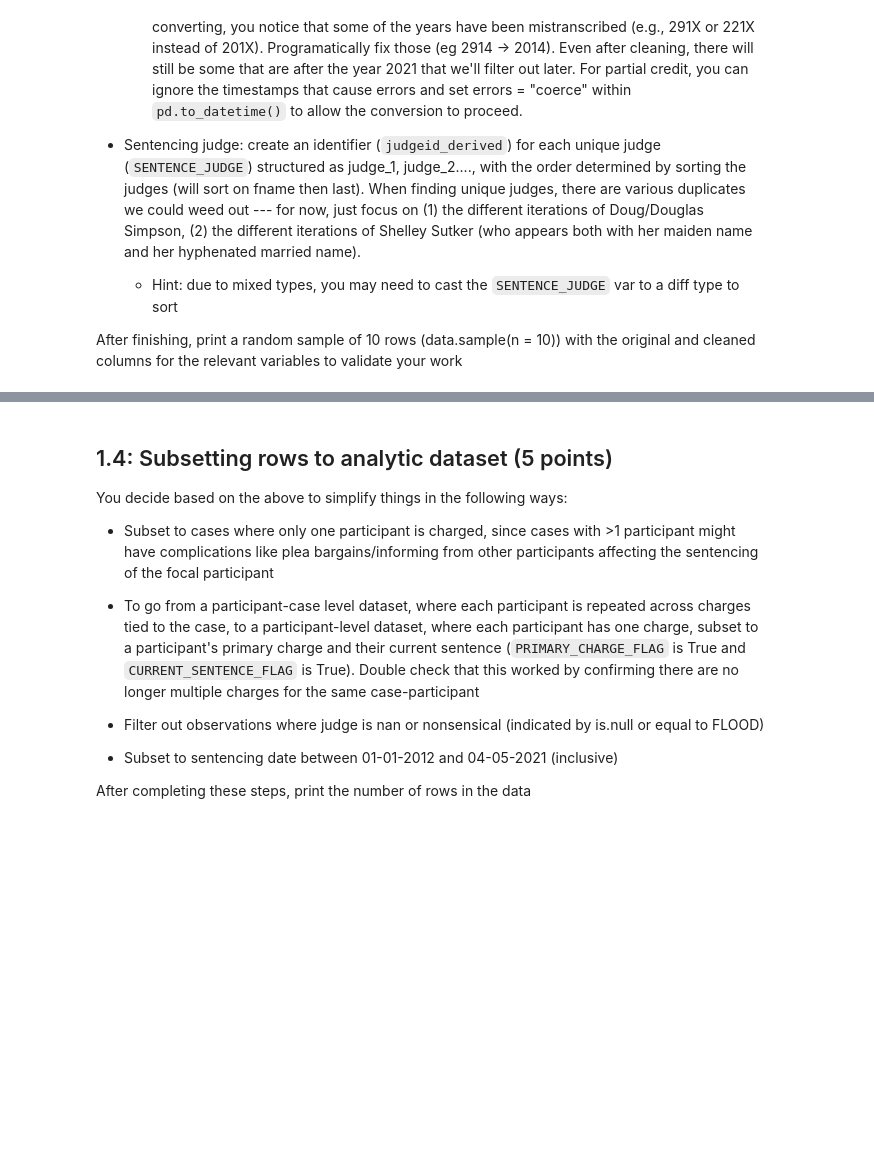
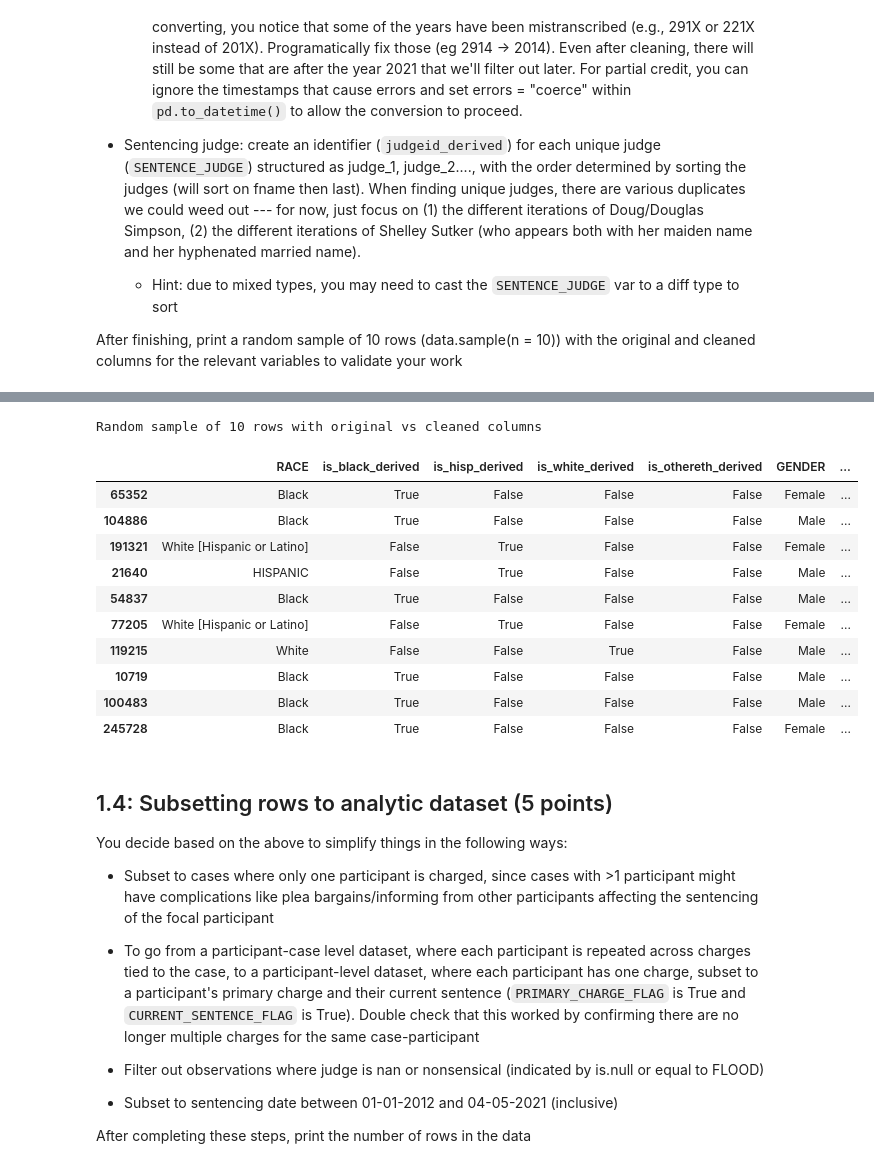
Before and after one commit to jchou27/qss20, a Jupyter notebook: problemsets/pset1/pset1_JC.ipynb, the cells around one changed output, grey strips where cells are left out. Saved outputs shown, nothing was run; the diff lists cells and outputs as text; code cells hidden in the pictures; blank space fills up the shorter version.

```diff
--- a/problemsets/pset1/pset1_blank.ipynb
+++ b/problemsets/pset1/pset1_JC.ipynb
@@ -246,0 +256,23 @@ After finishing, print a random sample of 10 rows (data.sample(n = 10)) with the
+# %%
+# Race Indicators
+race_str = df["RACE"].str.upper().fillna("")
+
+df["is_black_derived"] = (
+    race_str.isin(["BLACK", "BLACK/AFRICAN AMERICAN"]) |
+    (race_str.str.contains("BLACK") & race_str.str.contains("HISPANIC"))
+)
+
+df["is_hisp_derived"] = (
+    race_str.str.contains("HISPANIC") | race_str.str.contains("LATINO")
+) & ~df["is_black_derived"]
+
+df["is_white_derived"] = (
+    race_str.str.contains("WHITE") &
+    ~race_str.str.contains("HISPANIC") &
+    ~race_str.str.contains("LATINO") &
+    ~df["is_black_derived"]
+)
+
+df["is_othereth_derived"] = ~(
+    df["is_black_derived"] | df["is_hisp_derived"] | df["is_white_derived"]
+)
@@ -246,0 +341,8 @@ After finishing, print a random sample of 10 rows (data.sample(n = 10)) with the
+# %%
+# Gender Indicator
+df["is_male_derived"] = df["GENDER"] == "Male"
+# %%
+# Age at Incident Winsorization (Basically capping the 99.99%)
+age_col = "AGE_AT_INCIDENT"
+percentile_9999 = df[age_col].quantile(0.9999)
+df["age_derived"] = df[age_col].clip(upper=percentile_9999)
@@ -247,3 +459,26 @@ After finishing, print a random sample of 10 rows (data.sample(n = 10)) with the
+# %%
+# Group the columns that are needed for validation
+validation_col = ["RACE", "is_black_derived", "is_hisp_derived", "is_white_derived", "is_othereth_derived",
+                  "GENDER", "is_male_derived",
+                  "AGE_AT_INCIDENT", "age_derived",
+                  "SENTENCE_DATE", "sentenceymd_derived", "sentenceym_derived",
+                  "SENTENCE_JUDGE", "judgeid_derived"]
+
+print("Random sample of 10 rows with original vs cleaned columns")
+df.sample(n=10)[validation_col]
+# %% [output]
+Random sample of 10 rows with original vs cleaned columns
+|  | RACE | is_black_derived | is_hisp_derived | is_white_derived | is_othereth_derived | GENDER | ... |
+| 65352 | Black | True | False | False | False | Female | ... |
+| 104886 | Black | True | False | False | False | Male | ... |
+| 191321 | White [Hispanic or Latino] | False | True | False | False | Female | ... |
+| 21640 | HISPANIC | False | True | False | False | Male | ... |
+| 54837 | Black | True | False | False | False | Male | ... |
+| 77205 | White [Hispanic or Latino] | False | True | False | False | Female | ... |
+| 119215 | White | False | False | True | False | Male | ... |
+| 10719 | Black | True | False | False | False | Male | ... |
+| 100483 | Black | True | False | False | False | Male | ... |
+| 245728 | Black | True | False | False | False | Female | ... |
 # %% [markdown]
 ## 1.4: Subsetting rows to analytic dataset (5 points)
 
```
Also changed, not shown: parts of 5 cells of this notebook.
